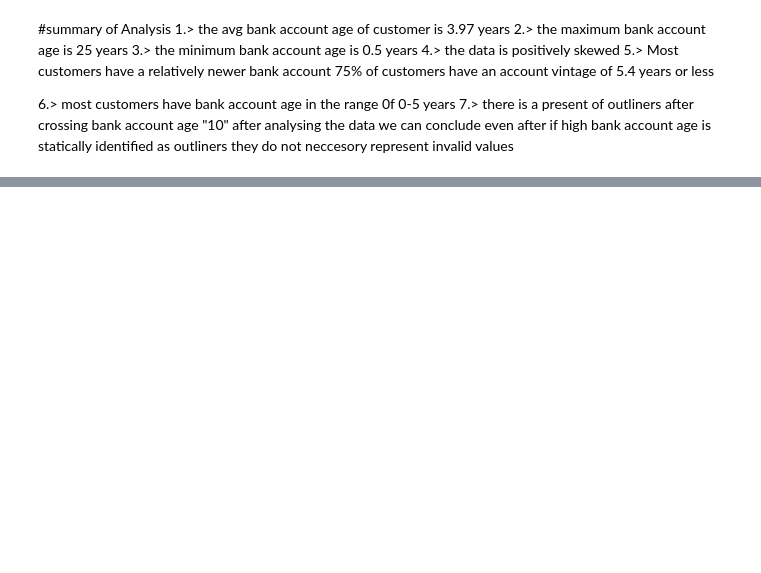
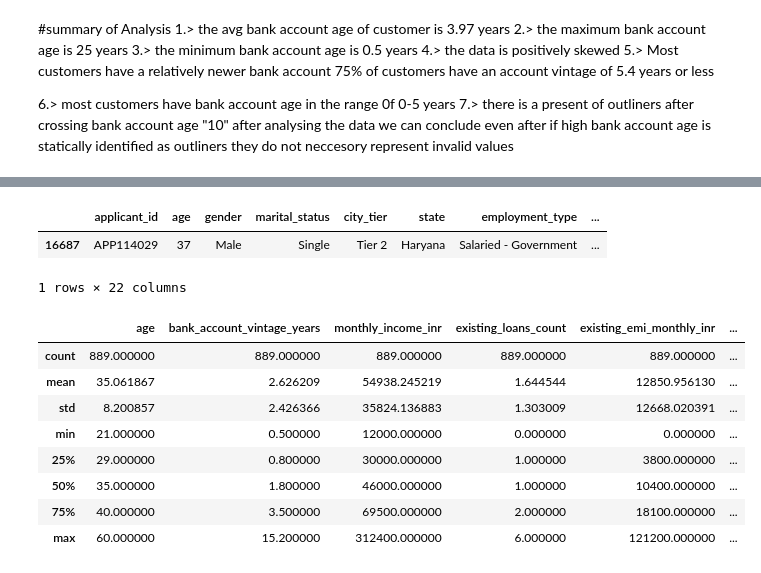
Before and after one commit to Nayan-2006-opensource/loan-default-risk-analysis, a Jupyter notebook: Notebooks/Loan_EDA.ipynb, the cells around one changed output, grey strips where cells are left out. Cells and saved outputs as stored; diff of their text form; code cells hidden in the pictures; blank space fills up the shorter version.

```diff
--- a/Notebooks/Loan_EDA.ipynb
+++ b/Notebooks/Loan_EDA.ipynb
@@ -206,0 +680,25 @@ they do not neccesory represent invalid values
+# %%
+#analaysis of customers having low cibil score
+display(df[df["cibil_score"]==360])
+#we can clearly see the customer currently have 5 existing loans
+#the customer has late payments 5 times in the past one year
+#even interest rate is also higher
+
+a=df[df["cibil_score"]<500]
+display(a.describe())
+#we can clearly see that the 75 percent of  customers who have a cibil score less than 500 has late paytments 4 times in the past one year
+#existing loan count 2 which is quite normal
+#as 75% of customers have interset rate of 24 percent due to thier bad cibil score
+# %% [output]
+|  | applicant_id | age | gender | marital_status | city_tier | state | employment_type | ... |
+| 16687 | APP114029 | 37 | Male | Single | Tier 2 | Haryana | Salaried - Government | ... |
+1 rows × 22 columns
+|  | age | bank_account_vintage_years | monthly_income_inr | existing_loans_count | existing_emi_monthly_inr | ... |
+| count | 889.000000 | 889.000000 | 889.000000 | 889.000000 | 889.000000 | ... |
+| mean | 35.061867 | 2.626209 | 54938.245219 | 1.644544 | 12850.956130 | ... |
+| std | 8.200857 | 2.426366 | 35824.136883 | 1.303009 | 12668.020391 | ... |
+| min | 21.000000 | 0.500000 | 12000.000000 | 0.000000 | 0.000000 | ... |
+| 25% | 29.000000 | 0.800000 | 30000.000000 | 1.000000 | 3800.000000 | ... |
+| 50% | 35.000000 | 1.800000 | 46000.000000 | 1.000000 | 10400.000000 | ... |
+| 75% | 40.000000 | 3.500000 | 69500.000000 | 2.000000 | 18100.000000 | ... |
+| max | 60.000000 | 15.200000 | 312400.000000 | 6.000000 | 121200.000000 | ... |
```
Also changed, not shown: parts of 19 cells of this notebook.
